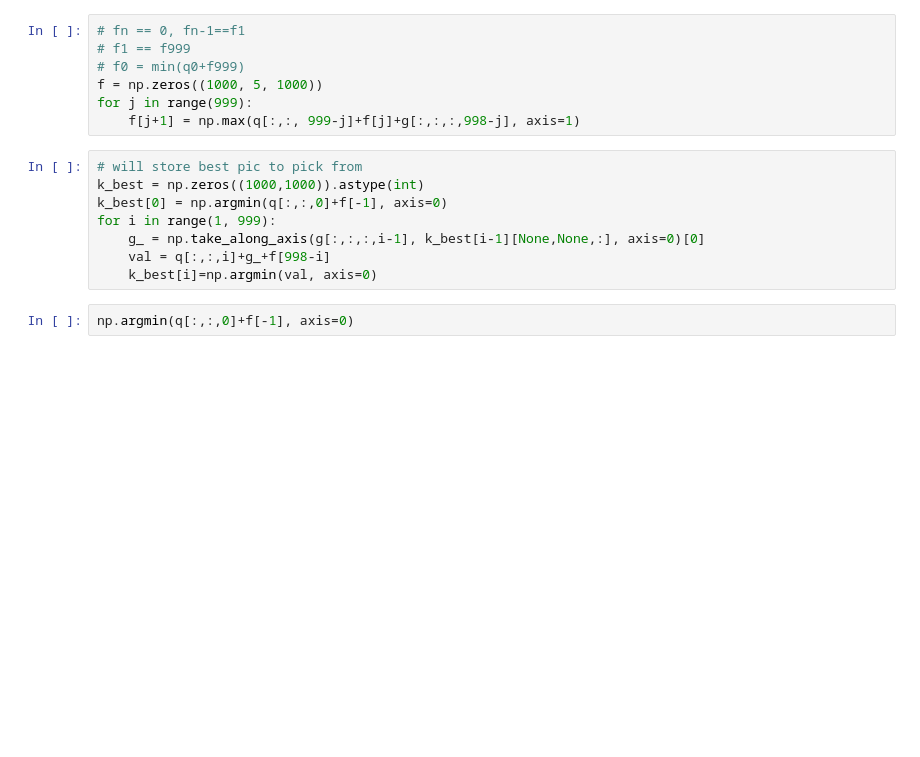
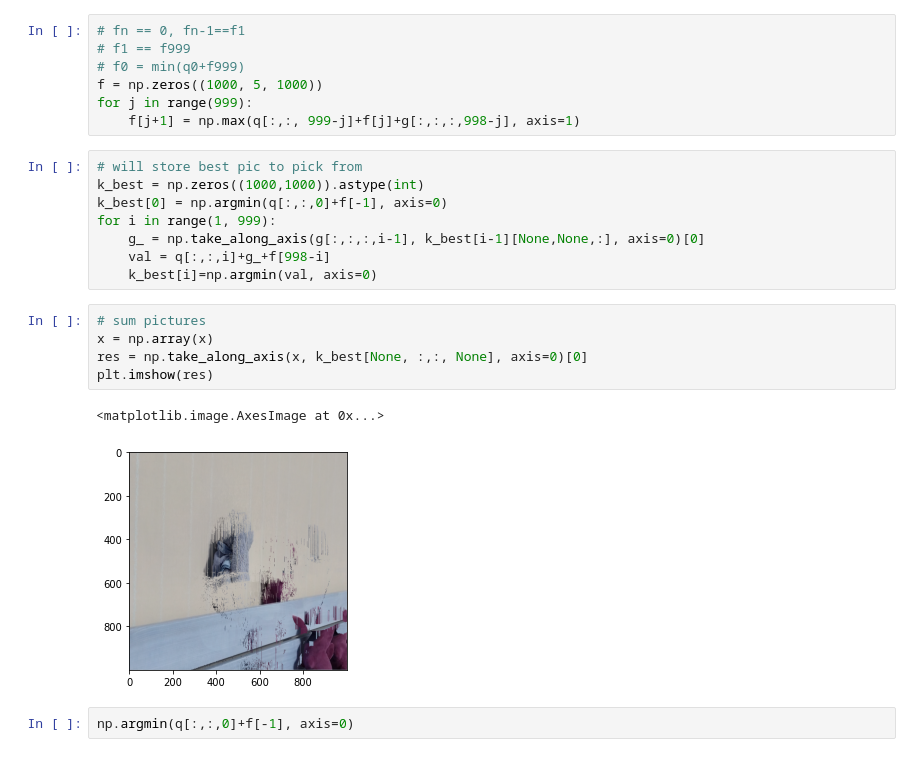
Before and after one commit to DarChuh/rokzlabs, a Jupyter notebook: lab4/lab.ipynb, the cells around one changed output. Drawn from its saved outputs; the diff is of its cells as text; blank space fills up the shorter version.

```diff
--- a/lab4/lab.ipynb
+++ b/lab4/lab.ipynb
@@ -75,6 +75,14 @@ for i in range(1, 999):
     g_ = np.take_along_axis(g[:,:,:,i-1], k_best[i-1][None,None,:], axis=0)[0]
     val = q[:,:,i]+g_+f[998-i]
     k_best[i]=np.argmin(val, axis=0)
+# %%
+# sum pictures
+x = np.array(x)
+res = np.take_along_axis(x, k_best[None, :,:, None], axis=0)[0]
+plt.imshow(res)
+# %% [output]
+<matplotlib.image.AxesImage at 0x...>
+[figure, added]
 # %%
 np.argmin(q[:,:,0]+f[-1], axis=0)
 # %% [output]
```
